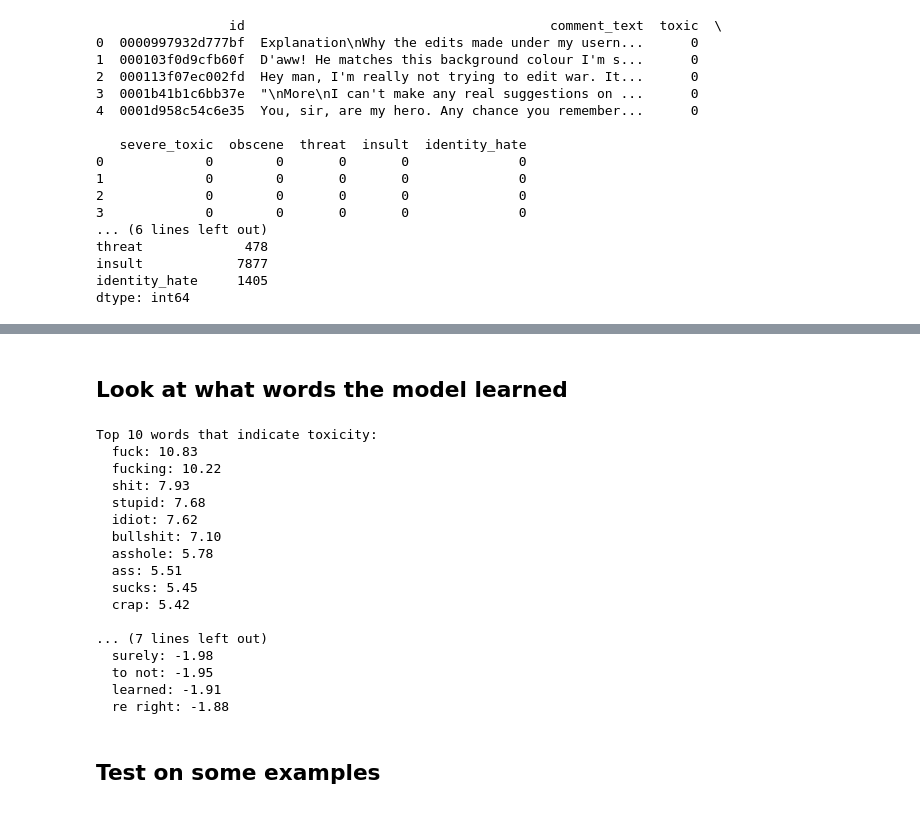
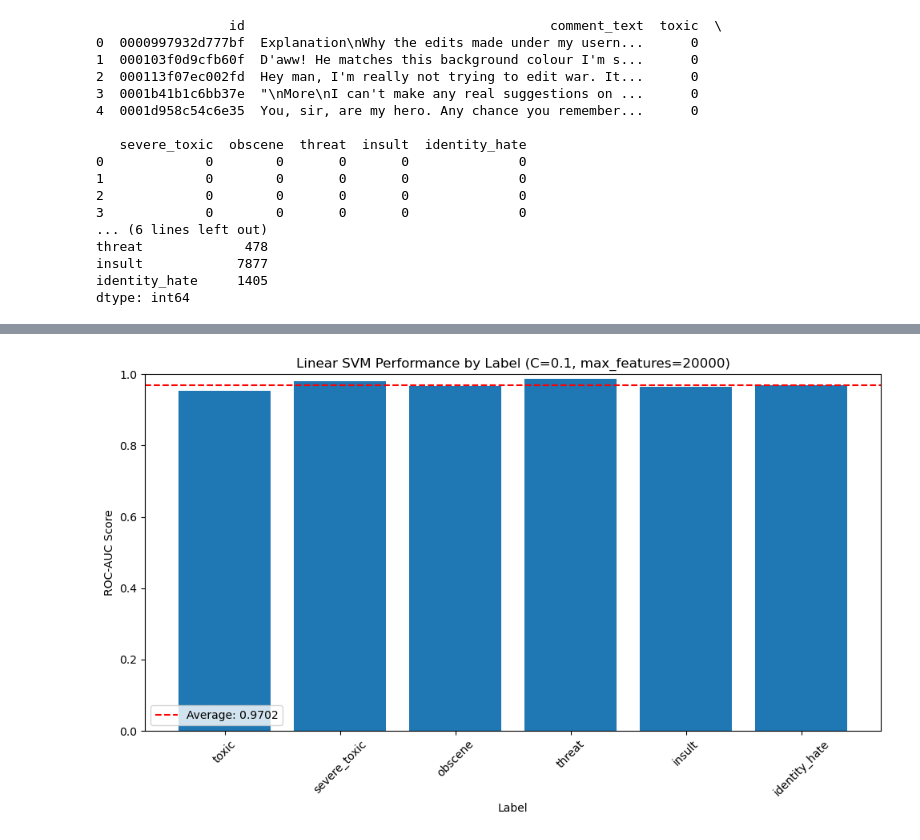
Before and after one commit to AHHHHHH0-0/Toxic-Terminators, a Jupyter notebook: models/linear_svm.ipynb, the cells around one changed output, grey strips where cells are left out. Saved outputs shown, nothing was run; the diff lists cells and outputs as text; code cells hidden in the pictures.

```diff
--- a/models/linear_svm.ipynb
+++ b/models/linear_svm.ipynb
@@ -51,11 +47,7 @@ dtype: int64
 # %%
-# Create TF-IDF vectorizer
-vectorizer = TfidfVectorizer(max_features=10000, ngram_range=(1,2))
+# Grid search hyperparameters
+C_values = [0.1, 1.0, 10, 50]
+max_features_values = [5000, 10000, 20000]
 
-# Fit on training data and transform both train and test
-X_train = vectorizer.fit_transform(train['comment_text'])
-X_test = vectorizer.transform(test['comment_text'])
-
-print(f"Feature matrix shape: {X_train.shape}")
-print(f"This means we have {X_train.shape[0]} training samples")
-print(f"and {X_train.shape[1]} features (words/phrases)")
+# We'll use the 'toxic' label for hyperparameter tuning (most common label)
+y_train_toxic = train['toxic']
@@ -176,44 +207,16 @@ plt.show()
-# %% [markdown]
-## Look at what words the model learned
 # %%
-# Get the feature names (words)
-feature_names = vectorizer.get_feature_names_out()
-
-# Look at the toxic label - get coefficients from the base SVM estimator
-# CalibratedClassifierCV wraps the base estimators, so we need to access the base_estimator
-toxic_model = models['toxic']
-
-# Access coefficients from the calibrated classifiers' base estimators
-coefficients = np.mean([est.estimator.coef_[0] for est in toxic_model.calibrated_classifiers_], axis=0)
-
-# Get top 10 most toxic words (highest coefficients)
-top_toxic_idx = np.argsort(coefficients)[-10:][::-1]
-print("Top 10 words that indicate toxicity:")
-for idx in top_toxic_idx:
-    print(f"  {feature_names[idx]}: {coefficients[idx]:.2f}")
-
-print("\nTop 10 words that indicate NON-toxicity:")
-top_nontoxic_idx = np.argsort(coefficients)[:10]
-for idx in top_nontoxic_idx:
-    print(f"  {feature_names[idx]}: {coefficients[idx]:.2f}")
+# Plot the ROC-AUC scores
+plt.figure(figsize=(10, 6))
+plt.bar(labels, auc_scores)
+plt.xlabel('Label')
+plt.ylabel('ROC-AUC Score')
+plt.title(f'Linear SVM Performance by Label (C={best_C}, max_features={best_max_features})')
+plt.xticks(rotation=45)
+plt.ylim([0, 1])
+plt.axhline(y=np.mean(auc_scores), color='r', linestyle='--', label=f'Average: {np.mean(auc_scores):.4f}')
+plt.legend()
+plt.tight_layout()
+plt.show()
 # %% [output]
-Top 10 words that indicate toxicity:
-  fuck: 10.83
-  fucking: 10.22
-  shit: 7.93
-  stupid: 7.68
-  idiot: 7.62
-  bullshit: 7.10
-  asshole: 5.78
-  ass: 5.51
-  sucks: 5.45
-  crap: 5.42
-
-... (7 lines left out)
-  surely: -1.98
-  to not: -1.95
-  learned: -1.91
-  re right: -1.88
+[figure, added]
-# %% [markdown]
-## Test on some examples
 # %%
```
Also changed, not shown: parts of 15 cells of this notebook, 1 other file.
